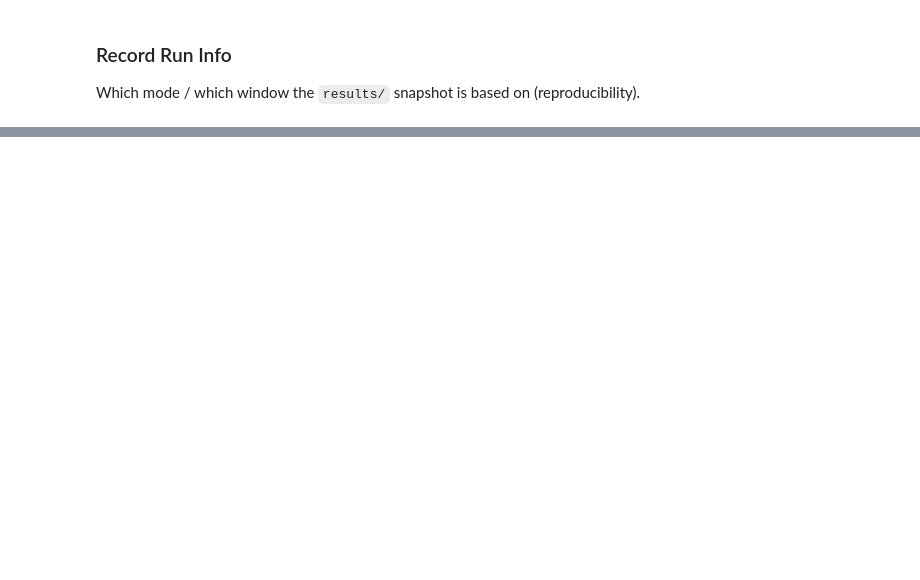
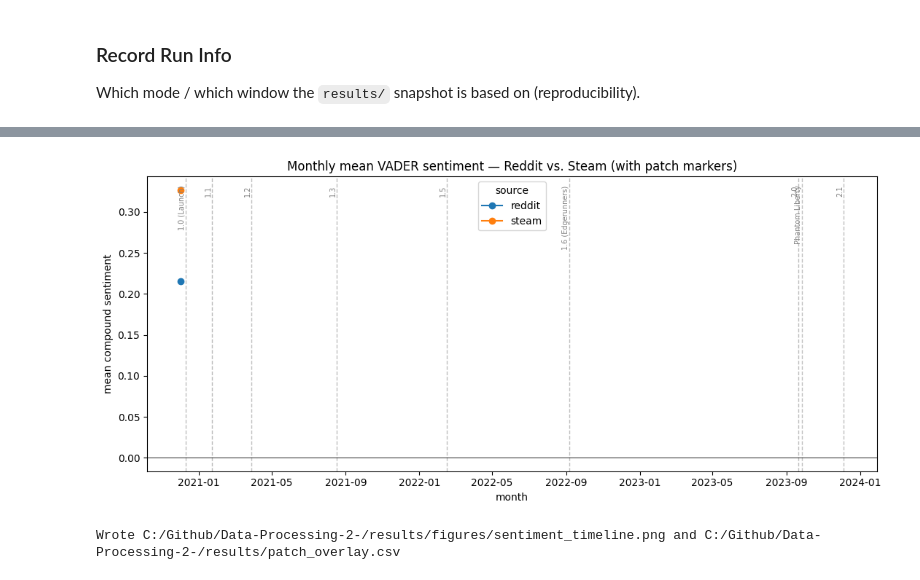
Before and after one commit to luwu5-bit/Sentiment-Analysis-Cyberpunk2077, a Jupyter notebook: notebooks/pipeline.ipynb, the cells around one changed output, grey strips where cells are left out. Cells and saved outputs as stored; diff of their text form; code cells hidden in the pictures; blank space fills up the shorter version.

```diff
--- a/notebooks/pipeline.ipynb
+++ b/notebooks/pipeline.ipynb
@@ -350,0 +597,42 @@ Each output -> exactly one file under `results/` (see report mapping in README):
+# %%
+# -------------------------------------------------------------
+# 5a · Sentiment time series + patch markers
+#   -> results/figures/sentiment_timeline.png, results/patch_overlay.csv
+# Loads the small monthly aggregate (pandas is safe here) and the patch
+# timeline; plots both source curves with patch dates as vertical markers.
+# `ts` is reused by 5b-5d below.
+# -------------------------------------------------------------
+import pandas as pd
+import matplotlib.pyplot as plt
+
+ts = pd.read_csv(RESULTS + "sentiment_timeseries.csv")
+ts["month_dt"] = pd.to_datetime(ts["month"] + "-01")
+ts = ts.sort_values(["source", "month_dt"]).reset_index(drop=True)
+
+# Patch overlay table (subset of the patch timeline) for the figure.
+patches_pd = pd.read_csv(PATCH_TIMELINE)[["patch_name", "release_date"]]
+patches_pd["release_date"] = pd.to_datetime(patches_pd["release_date"])
+patches_pd = patches_pd[
+    patches_pd["release_date"].between(WINDOW_START, WINDOW_END)
+].sort_values("release_date").reset_index(drop=True)
+patches_pd.to_csv(RESULTS + "patch_overlay.csv", index=False)
+
+fig, ax = plt.subplots(figsize=(11, 5))
+for src, grp in ts.groupby("source"):
+    ax.plot(grp["month_dt"], grp["mean_sentiment"], marker="o", label=src)
+top = ax.get_ylim()[1]
+for _, p in patches_pd.iterrows():
+    ax.axvline(p["release_date"], color="grey", linestyle="--", alpha=0.5, linewidth=1)
+    ax.text(p["release_date"], top, p["patch_name"], rotation=90,
+            va="top", ha="right", fontsize=7, color="grey")
+ax.axhline(0, color="black", linewidth=0.6)
+ax.set_title("Monthly mean VADER sentiment — Reddit vs. Steam (with patch markers)")
+ax.set_xlabel("month"); ax.set_ylabel("mean compound sentiment")
+ax.legend(title="source")
+fig.tight_layout()
+fig.savefig(FIGURES + "sentiment_timeline.png", dpi=150)
+plt.show()
+print("Wrote", FIGURES + "sentiment_timeline.png", "and", RESULTS + "patch_overlay.csv")
+# %% [output]
+[figure, added]
+Wrote C:/Github/Data-Processing-2-/results/figures/sentiment_timeline.png and C:/Github/Data-Processing-2-/results/patch_overlay.csv
```
Also changed, not shown: parts of 26 cells of this notebook, 18 other files.
